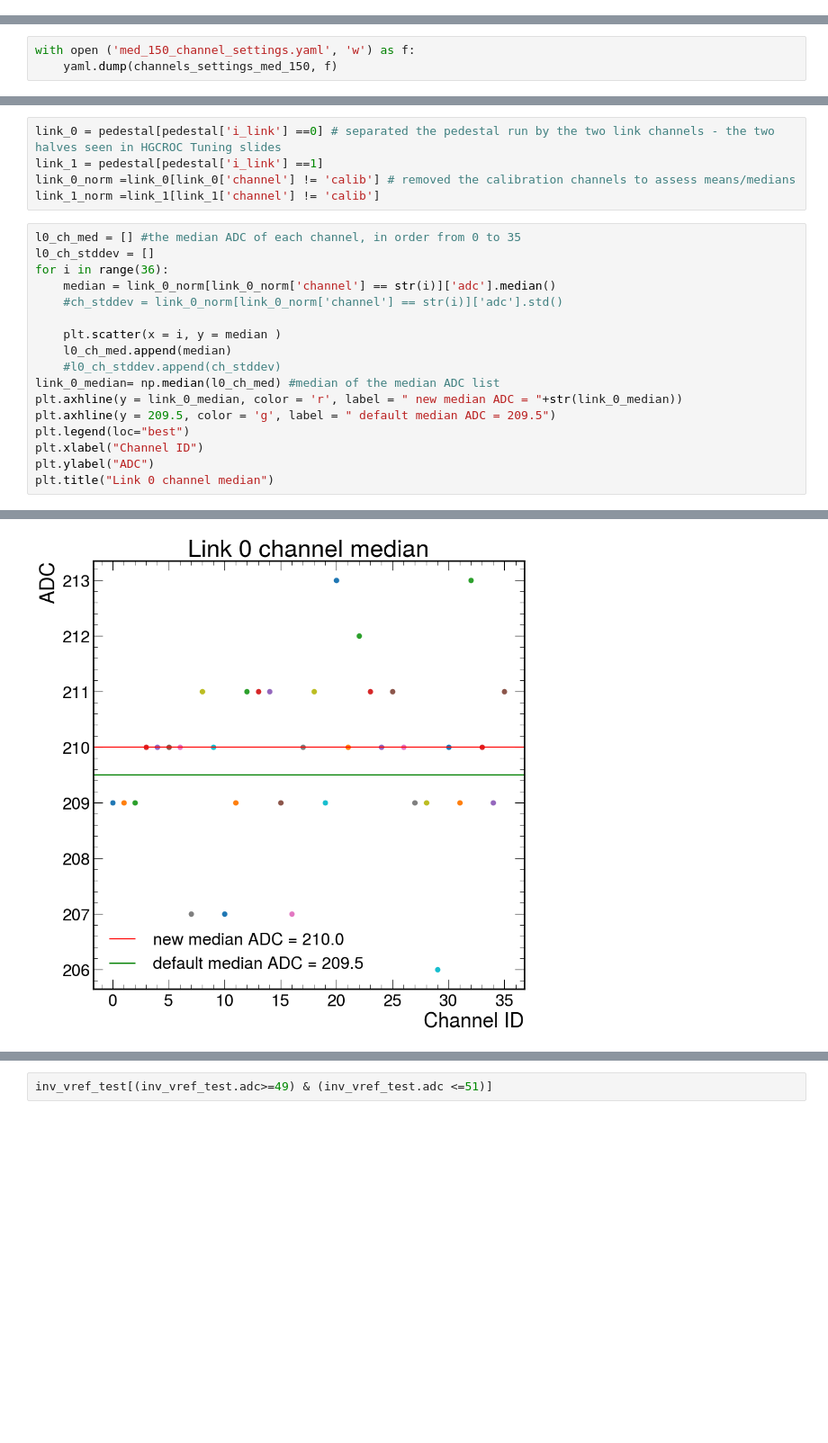
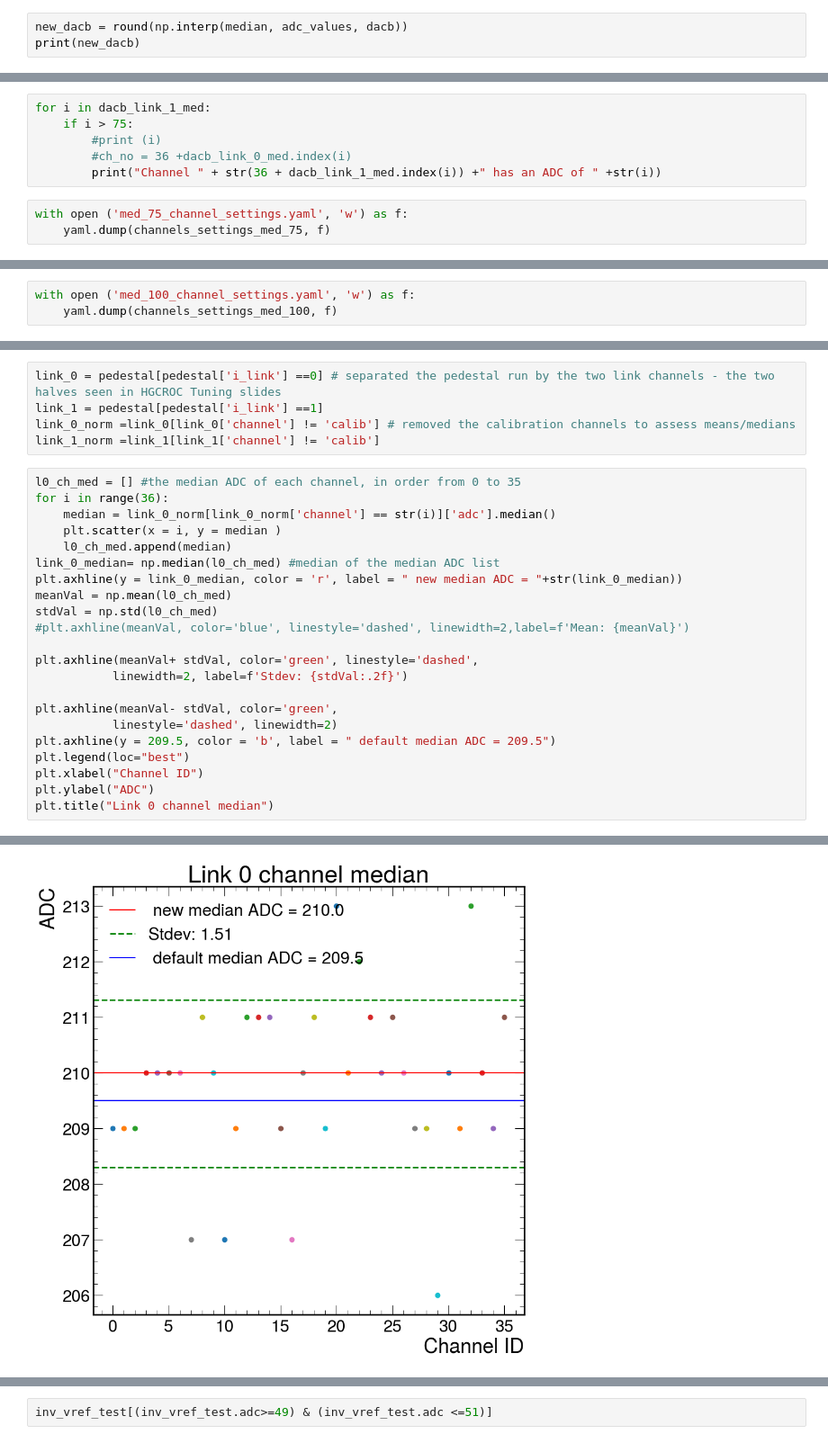
Before and after one commit to rodr1001/my_code, a Jupyter notebook: ldmx/hgcroc/pedestal_data/data/pedestal_ana.ipynb, the cells around one changed output, grey strips where cells are left out. Shown at 90% size. Drawn from its saved outputs; the diff is of its cells as text; blank space fills up the shorter version.

```diff
--- a/ldmx/hgcroc/pedestal_data/data/pedestal_ana.ipynb
+++ b/ldmx/hgcroc/pedestal_data/data/pedestal_ana.ipynb
@@ -315,0 +334,3 @@ channels_settings_med_150
+# %%
+new_dacb = round(np.interp(median, adc_values, dacb))
+print(new_dacb)
@@ -316,3 +341,9 @@ channels_settings_med_150
+# %%
+for i in dacb_link_1_med:
+    if i > 75:
+        #print (i)
+        #ch_no = 36 +dacb_link_0_med.index(i)
+        print("Channel " + str(36 + dacb_link_1_med.index(i)) +" has an ADC of " +str(i))
 # %%
-with open ('med_150_channel_settings.yaml', 'w') as f:
-    yaml.dump(channels_settings_med_150, f)
+with open ('med_75_channel_settings.yaml', 'w') as f:
+    yaml.dump(channels_settings_med_75, f)
@@ -318,0 +383,3 @@ with open ('med_150_channel_settings.yaml', 'w') as f:
+# %%
+with open ('med_100_channel_settings.yaml', 'w') as f:
+    yaml.dump(channels_settings_med_100, f)
@@ -335,24 +422,29 @@ link_0_norm =link_0[link_0['channel'] != 'calib'] # removed the calibration chan
 link_1_norm =link_1[link_1['channel'] != 'calib']
 # %%
 l0_ch_med = [] #the median ADC of each channel, in order from 0 to 35
-l0_ch_stddev = []
 for i in range(36):
     median = link_0_norm[link_0_norm['channel'] == str(i)]['adc'].median()
-    #ch_stddev = link_0_norm[link_0_norm['channel'] == str(i)]['adc'].std()
-
     plt.scatter(x = i, y = median )
     l0_ch_med.append(median)
-    #l0_ch_stddev.append(ch_stddev)
 link_0_median= np.median(l0_ch_med) #median of the median ADC list
 plt.axhline(y = link_0_median, color = 'r', label = " new median ADC = "+str(link_0_median))
-plt.axhline(y = 209.5, color = 'g', label = " default median ADC = 209.5")
+meanVal = np.mean(l0_ch_med)
+stdVal = np.std(l0_ch_med)
+#plt.axhline(meanVal, color='blue', linestyle='dashed', linewidth=2,label=f'Mean: {meanVal}')
+
+plt.axhline(meanVal+ stdVal, color='green', linestyle='dashed',
+           linewidth=2, label=f'Stdev: {stdVal:.2f}')
+
+plt.axhline(meanVal- stdVal, color='green',
+           linestyle='dashed', linewidth=2)
+plt.axhline(y = 209.5, color = 'b', label = " default median ADC = 209.5")
 plt.legend(loc="best")
 plt.xlabel("Channel ID")
 plt.ylabel("ADC")
 plt.title("Link 0 channel median")
 # %% [output]
 Text(0.5, 1.0, 'Link 0 channel median')
-[figure, old version]
+[figure, new version]
 # %%
 l1_ch_med = [] #the median ADC of each channel, in order from 0 to 35
 #l1_ch_stddev = []
```
Also changed, not shown: parts of 55 cells of this notebook, 3 other files.
